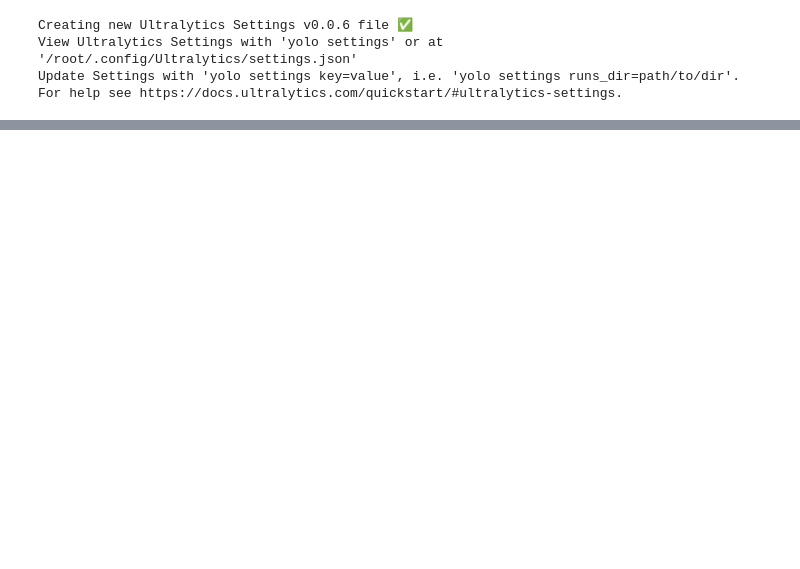
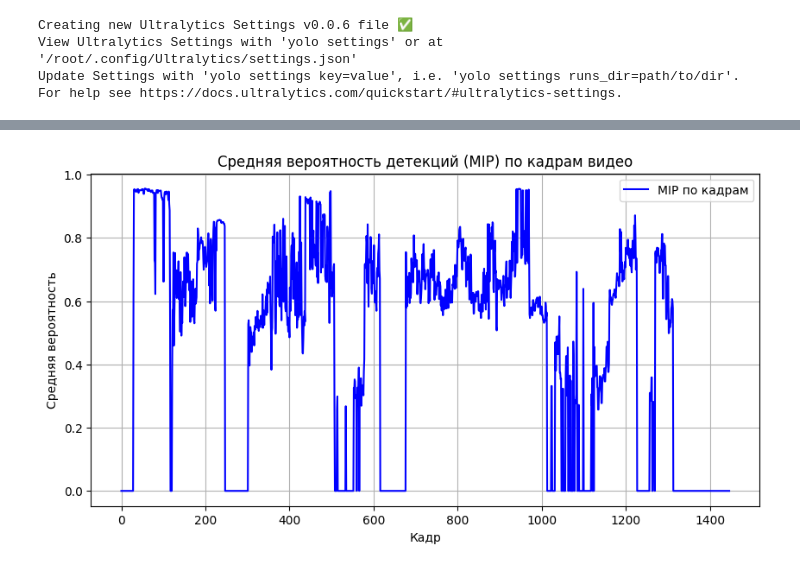
Before and after one commit to vinceriot/computervision, a Jupyter notebook: lab6_videoDetection.ipynb, the cells around one changed output, grey strips where cells are left out. Cells and saved outputs as stored; diff of their text form; code cells hidden in the pictures; blank space fills up the shorter version.

```diff
--- a/lab6_videoDetection.ipynb
+++ b/lab6_videoDetection.ipynb
@@ -85,0 +143,12 @@ Speed: 8.4ms preprocess, 74.9ms inference, 0.9ms postprocess per image at shape
+# %%
+# Построение графика средней вероятности по кадрам
+plt.figure(figsize=(10, 5))
+plt.plot(mean_confidences, label="MIP по кадрам", color='blue')
+plt.xlabel("Кадр")
+plt.ylabel("Средняя вероятность")
+plt.title("Средняя вероятность детекций (MIP) по кадрам видео")
+plt.legend()
+plt.grid(True)
+plt.show()
+# %% [output]
+[figure, added]
```
Also changed, not shown: parts of 9 cells of this notebook.
